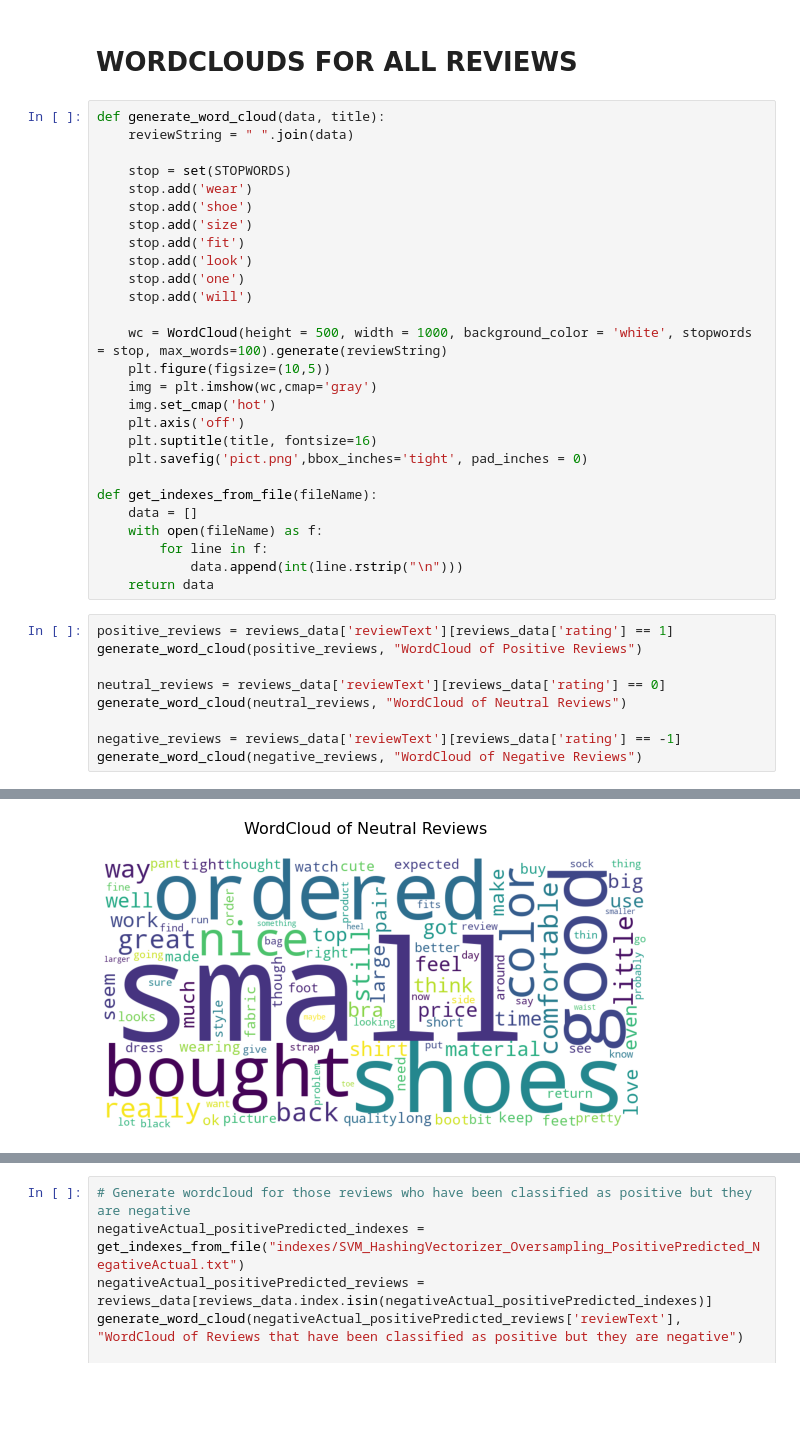
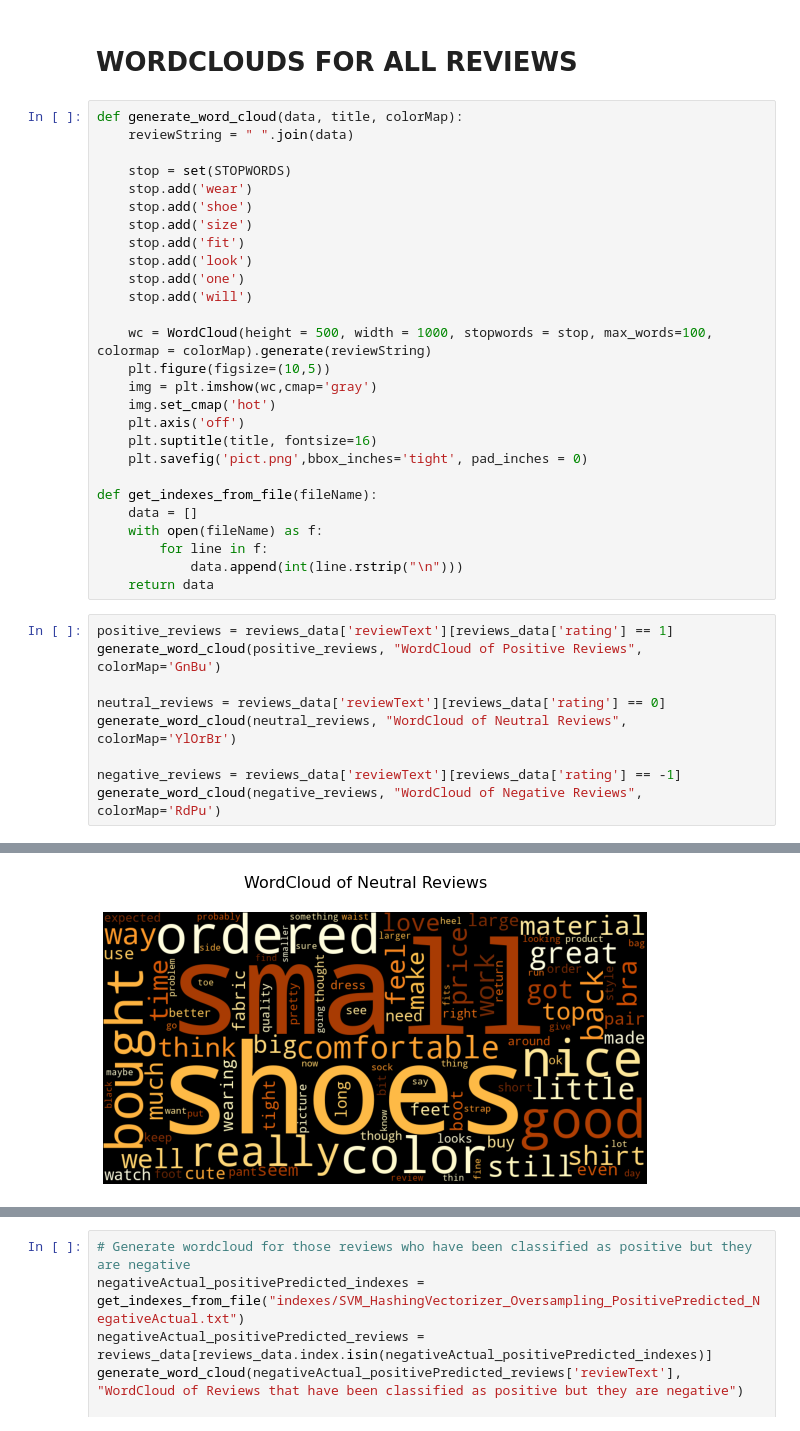
Before and after one commit to ChristosDeretzis/Sentence-Level-Sentiment-Analysis-Thesis, a Jupyter notebook: Data_Visualisation_Wordclouds.ipynb, the cells around one changed output, grey strips where cells are left out. Drawn from its saved outputs; the diff is of its cells as text; blank space fills up the shorter version.

```diff
--- a/Data_Visualisation_Wordclouds.ipynb
+++ b/Data_Visualisation_Wordclouds.ipynb
@@ -23,7 +23,7 @@ reviews_data['rating'] = ratings
 # %% [markdown]
 # WORDCLOUDS FOR ALL REVIEWS
 # %%
-def generate_word_cloud(data, title):
+def generate_word_cloud(data, title, colorMap):
     reviewString = " ".join(data)
 
     stop = set(STOPWORDS)
@@ -35,7 +35,7 @@ def generate_word_cloud(data, title):
     stop.add('one')
     stop.add('will')
 
-    wc = WordCloud(height = 500, width = 1000, background_color = 'white', stopwords = stop, max_words=100).generate(reviewString)
+    wc = WordCloud(height = 500, width = 1000, stopwords = stop, max_words=100, colormap = colorMap).generate(reviewString)
     plt.figure(figsize=(10,5))
     img = plt.imshow(wc,cmap='gray')
     img.set_cmap('hot')
@@ -51,11 +51,11 @@ def get_indexes_from_file(fileName):
     return data
 # %%
 positive_reviews = reviews_data['reviewText'][reviews_data['rating'] == 1]
-generate_word_cloud(positive_reviews, "WordCloud of Positive Reviews")
+generate_word_cloud(positive_reviews, "WordCloud of Positive Reviews", colorMap='GnBu')
 
 neutral_reviews = reviews_data['reviewText'][reviews_data['rating'] == 0]
-generate_word_cloud(neutral_reviews, "WordCloud of Neutral Reviews")
+generate_word_cloud(neutral_reviews, "WordCloud of Neutral Reviews", colorMap='YlOrBr')
 
 negative_reviews = reviews_data['reviewText'][reviews_data['rating'] == -1]
-generate_word_cloud(negative_reviews, "WordCloud of Negative Reviews")
+generate_word_cloud(negative_reviews, "WordCloud of Negative Reviews", colorMap='RdPu')
 # %% [output]
@@ -63 +63 @@ generate_word_cloud(negative_reviews, "WordCloud of Negative Reviews")
-[figure, old version]
+[figure, new version]
```
Also changed, not shown: parts of 3 cells of this notebook, 1 other file.
